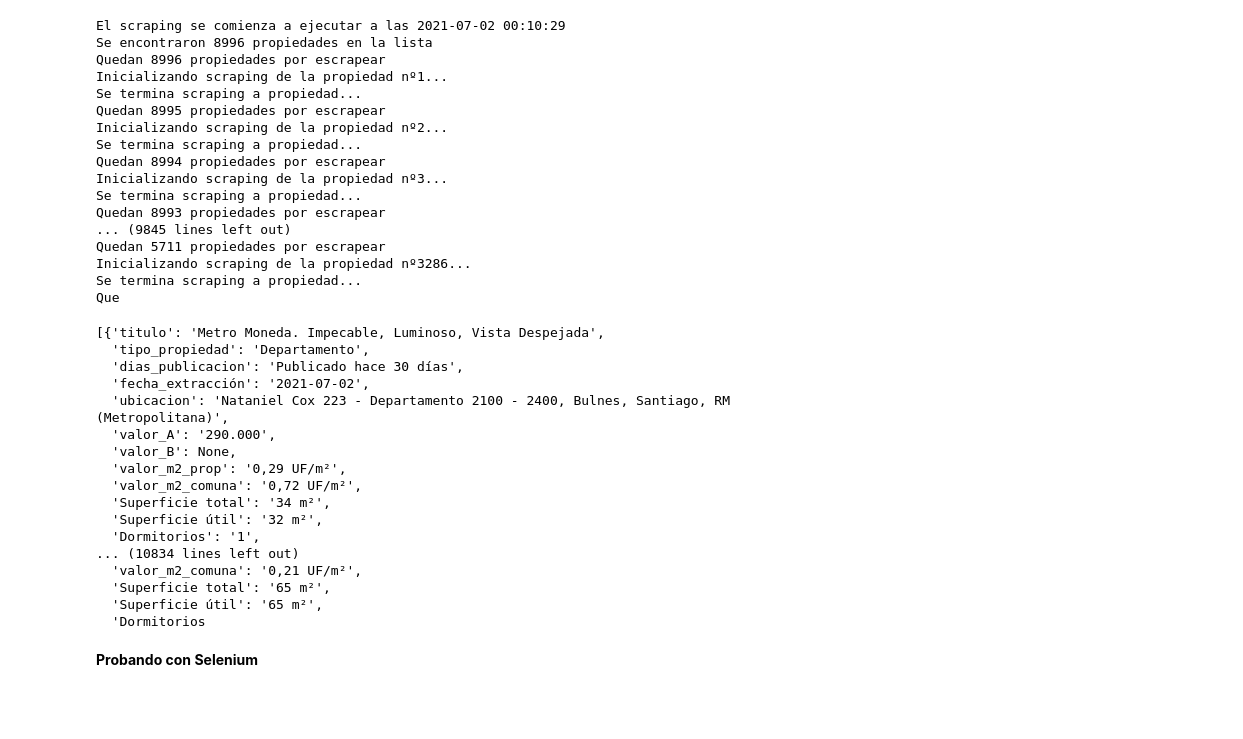
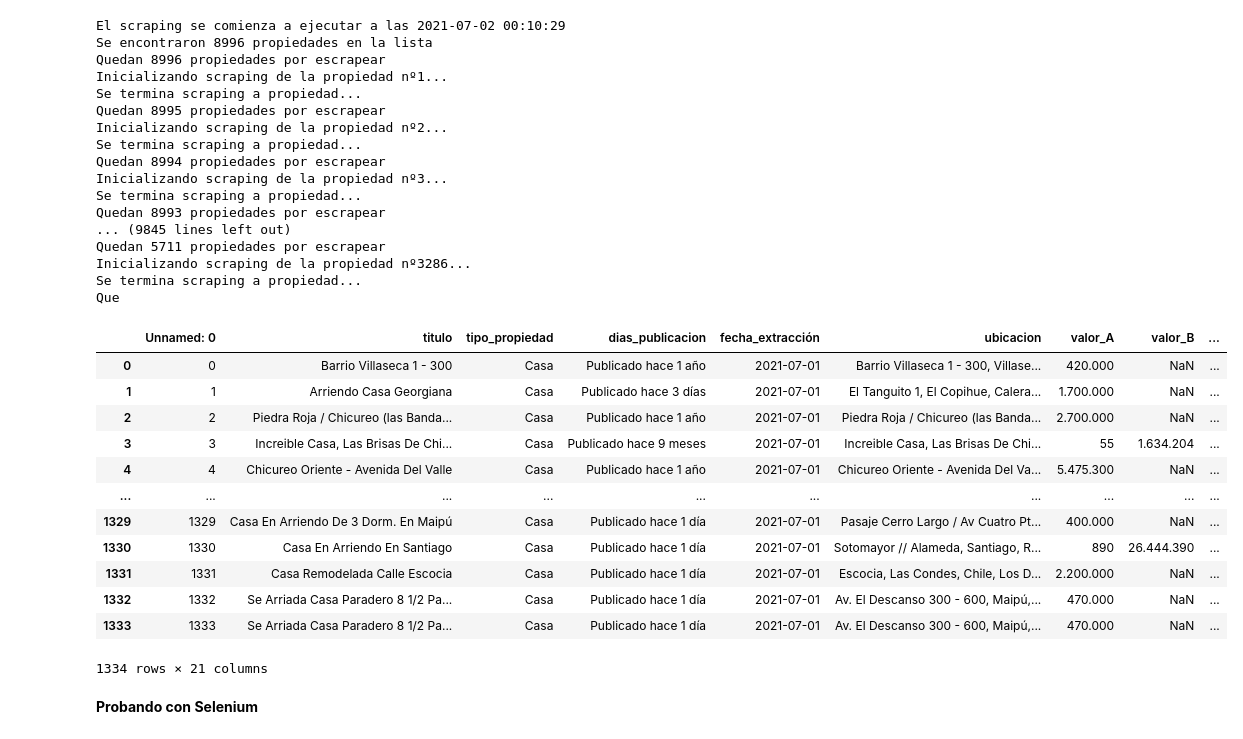
Before and after one commit to Denelesan/DiplomadoDS, a Jupyter notebook: Scrapping/Portal Inmobiliario/WS-PortalInmobiliario.ipynb, the cells around one changed output. Drawn from its saved outputs; the diff is of its cells as text; code cells hidden in the pictures; blank space fills up the shorter version.

```diff
--- a/Scrapping/Portal Inmobiliario/WS-PortalInmobiliario.ipynb
+++ b/Scrapping/Portal Inmobiliario/WS-PortalInmobiliario.ipynb
@@ -255,25 +255,7 @@ Inicializando scraping de la propiedad nº3286...
 Se termina scraping a propiedad...
 Que
 # %%
-info_depa
+#info_depa
-# %% [output]
-[{'titulo': 'Metro Moneda. Impecable, Luminoso, Vista Despejada',
-  'tipo_propiedad': 'Departamento',
-  'dias_publicacion': 'Publicado hace 30 días',
-  'fecha_extracción': '2021-07-02',
-  'ubicacion': 'Nataniel Cox 223 - Departamento 2100 - 2400, Bulnes, Santiago, RM (Metropolitana)',
-  'valor_A': '290.000',
-  'valor_B': None,
-  'valor_m2_prop': '0,29 UF/m²',
-  'valor_m2_comuna': '0,72 UF/m²',
-  'Superficie total': '34 m²',
-  'Superficie útil': '32 m²',
-  'Dormitorios': '1',
-... (10834 lines left out)
-  'valor_m2_comuna': '0,21 UF/m²',
-  'Superficie total': '65 m²',
-  'Superficie útil': '65 m²',
-  'Dormitorios
 # %%
 info_depa_5693_14689=info_depa
 # %%
@@ -288,3 +270,20 @@ nfo_depa_5693_14689#
 # %%
 #Exportar data de arriendos (depa)
 df.to_csv('data_arriendo_depa_portal_5.csv')
+# %%
+#Leer csv con resultados
+data_casa = pd.read_csv("data_arriendo_casas_portal_1.csv")
+# %% [output]
+|  | Unnamed: 0 | titulo | tipo_propiedad | dias_publicacion | fecha_extracción | ubicacion | valor_A | valor_B | ... |
+| 0 | 0 | Barrio Villaseca 1 - 300 | Casa | Publicado hace 1 año | 2021-07-01 | Barrio Villaseca 1 - 300, Villase... | 420.000 | NaN | ... |
+| 1 | 1 | Arriendo Casa Georgiana | Casa | Publicado hace 3 días | 2021-07-01 | El Tanguito 1, El Copihue, Calera... | 1.700.000 | NaN | ... |
+| 2 | 2 | Piedra Roja / Chicureo (las Banda... | Casa | Publicado hace 1 año | 2021-07-01 | Piedra Roja / Chicureo (las Banda... | 2.700.000 | NaN | ... |
+| 3 | 3 | Increible Casa, Las Brisas De Chi... | Casa | Publicado hace 9 meses | 2021-07-01 | Increible Casa, Las Brisas De Chi... | 55 | 1.634.204 | ... |
+| 4 | 4 | Chicureo Oriente - Avenida Del Valle | Casa | Publicado hace 1 año | 2021-07-01 | Chicureo Oriente - Avenida Del Va... | 5.475.300 | NaN | ... |
+| ... | ... | ... | ... | ... | ... | ... | ... | ... | ... |
+| 1329 | 1329 | Casa En Arriendo De 3 Dorm. En Maipú | Casa | Publicado hace 1 día | 2021-07-01 | Pasaje Cerro Largo / Av Cuatro Pt... | 400.000 | NaN | ... |
+| 1330 | 1330 | Casa En Arriendo En Santiago | Casa | Publicado hace 1 día | 2021-07-01 | Sotomayor // Alameda, Santiago, R... | 890 | 26.444.390 | ... |
+| 1331 | 1331 | Casa Remodelada Calle Escocia | Casa | Publicado hace 1 día | 2021-07-01 | Escocia, Las Condes, Chile, Los D... | 2.200.000 | NaN | ... |
+| 1332 | 1332 | Se Arriada Casa Paradero 8 1/2 Pa... | Casa | Publicado hace 1 día | 2021-07-01 | Av. El Descanso 300 - 600, Maipú,... | 470.000 | NaN | ... |
+| 1333 | 1333 | Se Arriada Casa Paradero 8 1/2 Pa... | Casa | Publicado hace 1 día | 2021-07-01 | Av. El Descanso 300 - 600, Maipú,... | 470.000 | NaN | ... |
+1334 rows × 21 columns
```
Also changed, not shown: parts of 3 cells of this notebook, 14 other files.
